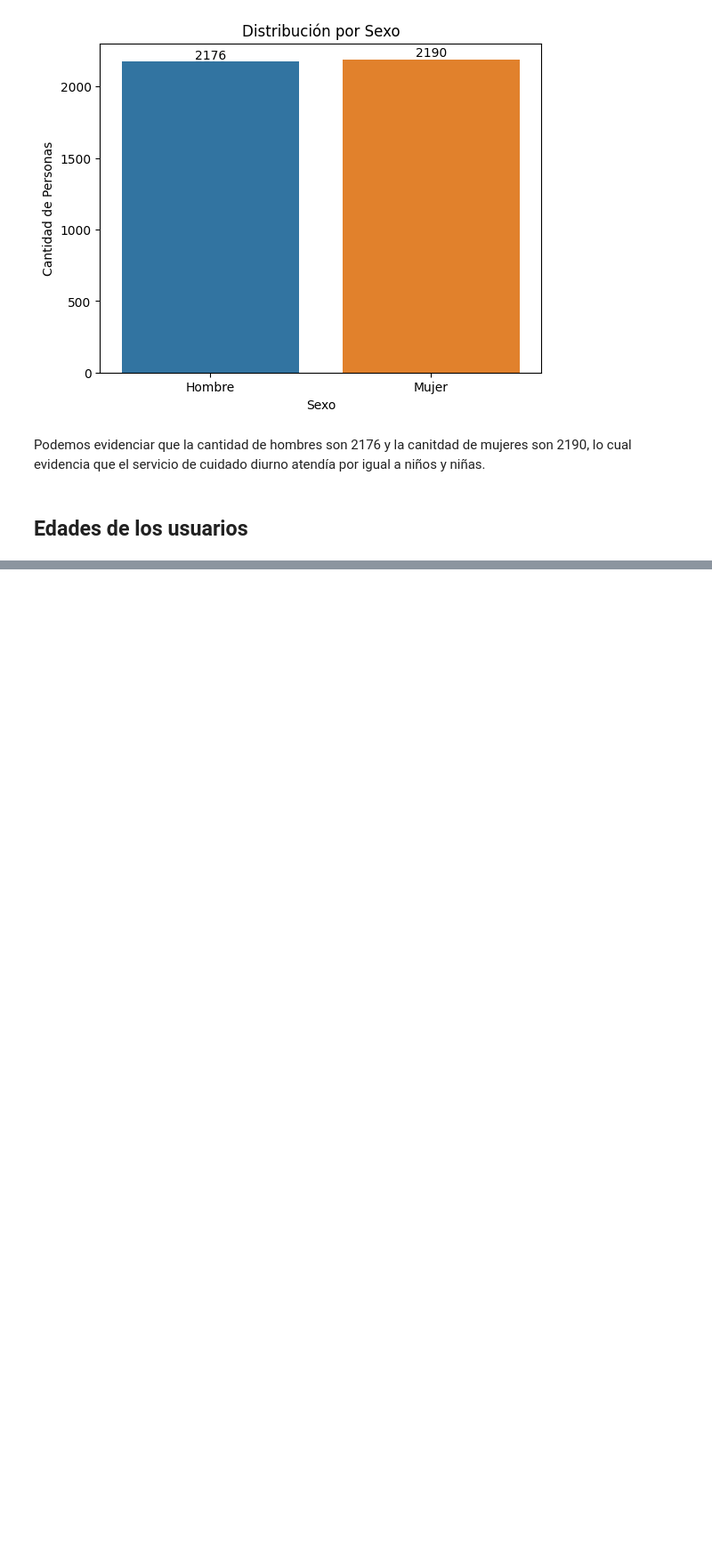
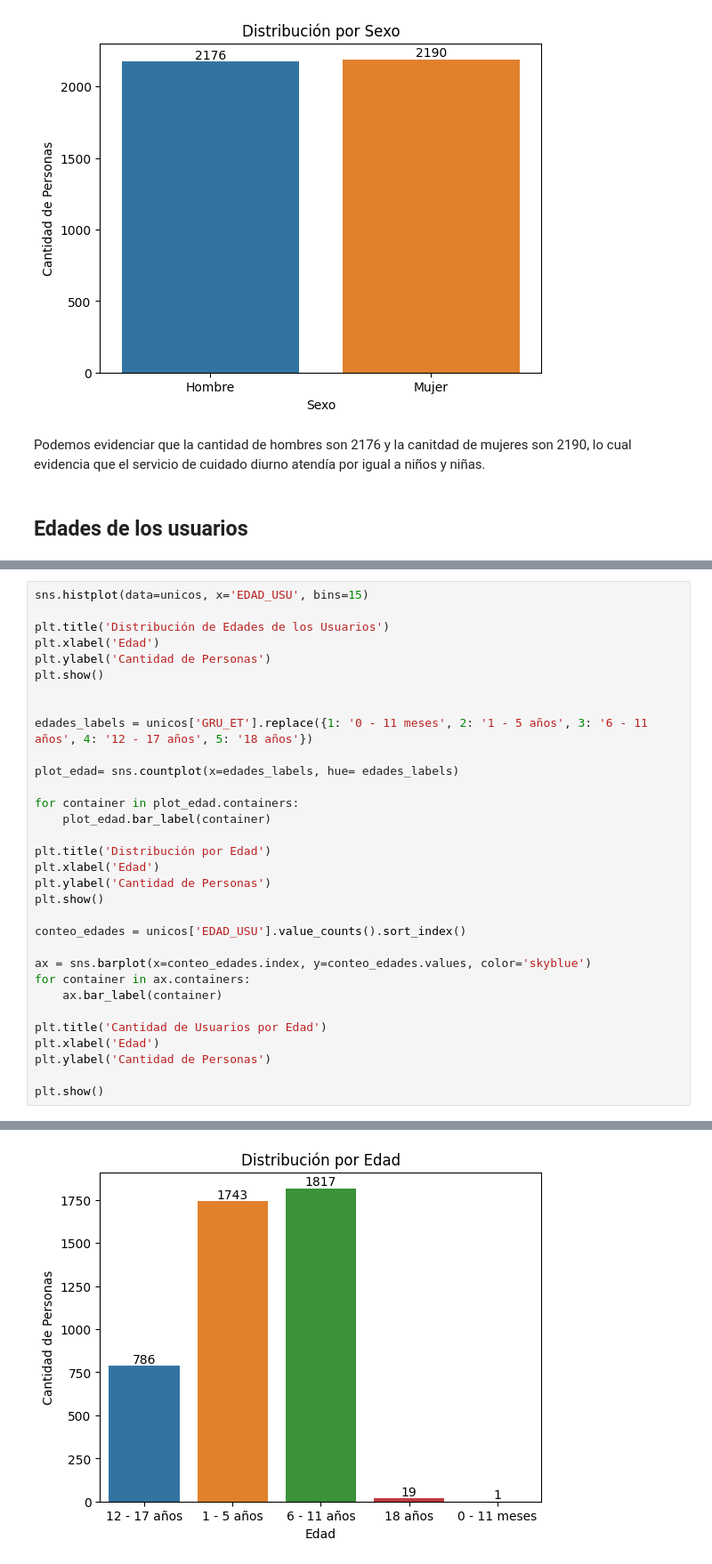
Before and after one commit to Amolihua/proyectos-peque-DS, a Jupyter notebook: Atendidos/EDA.ipynb, the cells around one changed output, grey strips where cells are left out. Shown at 89% size. Cells and saved outputs as stored; diff of their text form; blank space fills up the shorter version.

Commit message:
Se agrego seccion de edad para  EDA de Carpeta de Atendidos

```diff
--- a/Atendidos/EDA.ipynb
+++ b/Atendidos/EDA.ipynb
@@ -226,3 +217,36 @@ Q3 (75th): 10.00
 P90: 13.00
 P95: 15.00
 P99: 17.00
+# %%
+sns.histplot(data=unicos, x='EDAD_USU', bins=15)
+
+plt.title('Distribución de Edades de los Usuarios')
+plt.xlabel('Edad')
+plt.ylabel('Cantidad de Personas')
+plt.show()
+
+
+edades_labels = unicos['GRU_ET'].replace({1: '0 - 11 meses', 2: '1 - 5 años', 3: '6 - 11 años', 4: '12 - 17 años', 5: '18 años'})
+
+plot_edad= sns.countplot(x=edades_labels, hue= edades_labels)
+
+for container in plot_edad.containers:
+    plot_edad.bar_label(container)
+
+plt.title('Distribución por Edad')
+plt.xlabel('Edad')
+plt.ylabel('Cantidad de Personas')
+plt.show()
+
+conteo_edades = unicos['EDAD_USU'].value_counts().sort_index()
+
+ax = sns.barplot(x=conteo_edades.index, y=conteo_edades.values, color='skyblue')
+for container in ax.containers:
+    ax.bar_label(container)
+
+plt.title('Cantidad de Usuarios por Edad')
+plt.xlabel('Edad')
+plt.ylabel('Cantidad de Personas')
+
+plt.show()
+# %% [output]
@@ -228,0 +254 @@ P99: 17.00
+[figure, added]
```
Also changed, not shown: parts of 5 cells of this notebook, 1 other file.
